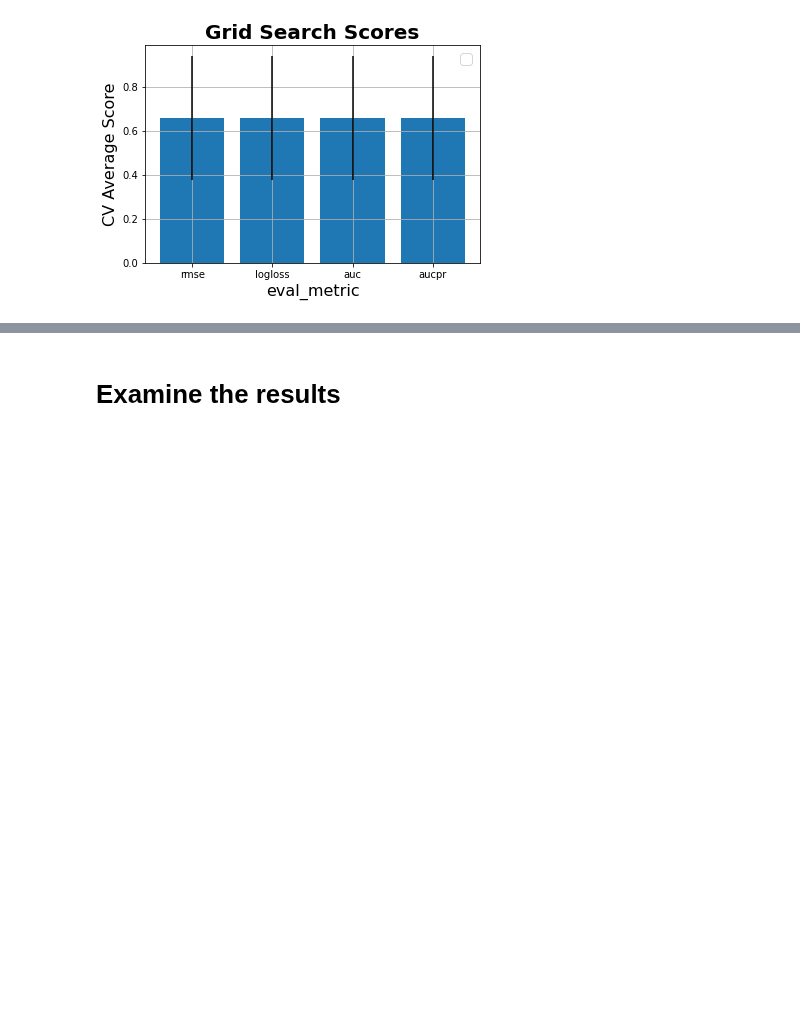
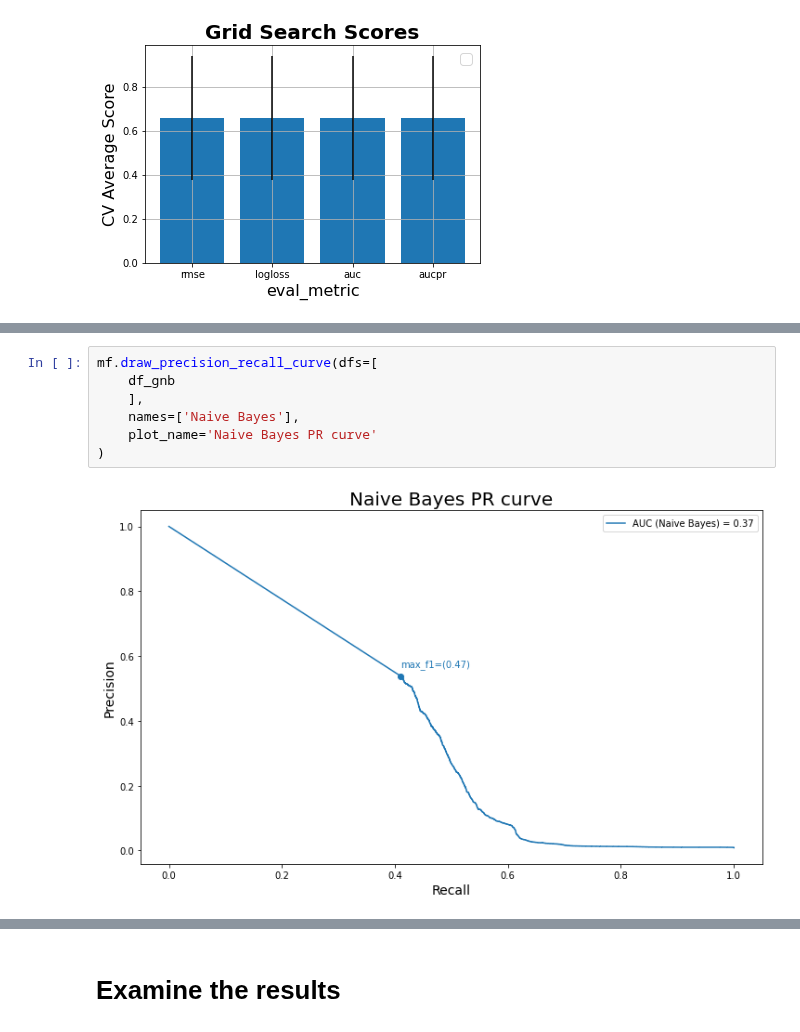
Before and after one commit to mikrzol/ML_bacteriophage_host_predicting, a Jupyter notebook: hyperparameter_tuning.ipynb, the cells around one changed output, grey strips where cells are left out. Drawn from its saved outputs; the diff is of its cells as text; blank space fills up the shorter version.

```diff
--- a/hyperparameter_tuning.ipynb
+++ b/hyperparameter_tuning.ipynb
@@ -566,0 +612,9 @@ No artists with labels found to put in legend.  Note that artists whose label st
+# %%
+mf.draw_precision_recall_curve(dfs=[
+    df_gnb
+    ],
+    names=['Naive Bayes'],
+    plot_name='Naive Bayes PR curve'
+)
+# %% [output]
+[figure, added]
```
Also changed, not shown: parts of 14 cells of this notebook.
